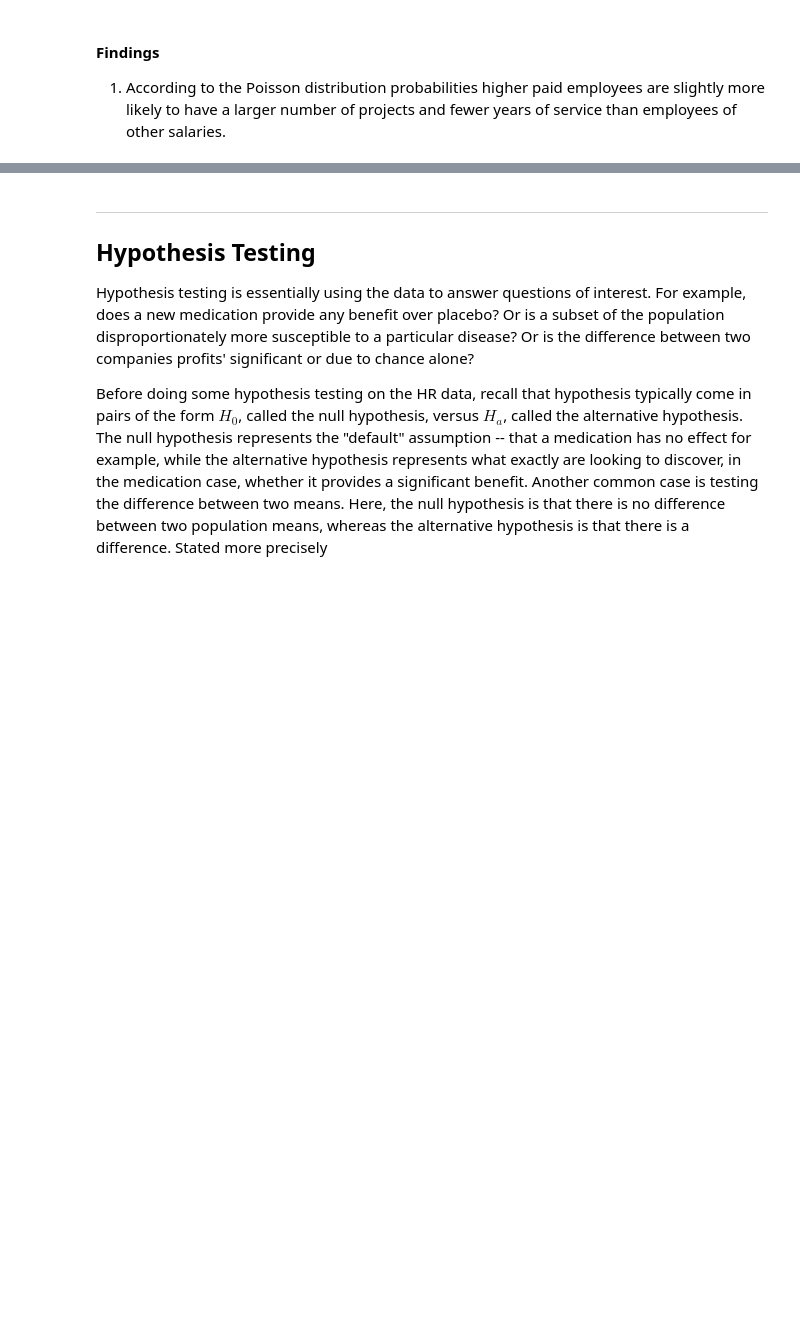
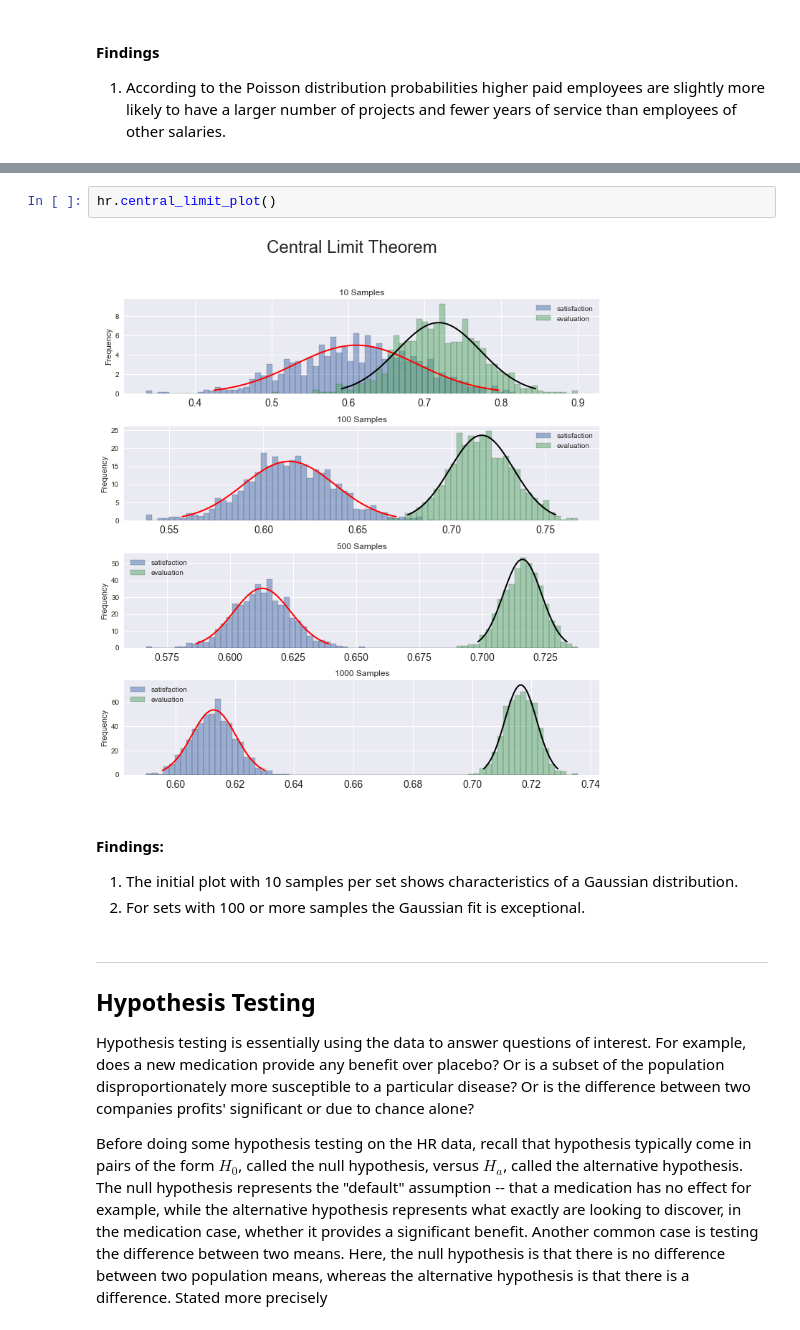
Before and after one commit to TimothyHelton/k2datascience, a Jupyter notebook: notebooks/HR_Exercise.ipynb, the cells around one changed output, grey strips where cells are left out. Saved outputs shown, nothing was run; the diff lists cells and outputs as text; blank space fills up the shorter version.

Commit message:
FEAT: add Central Limit exercises

```diff
--- a/notebooks/HR_Exercise.ipynb
+++ b/notebooks/HR_Exercise.ipynb
@@ -359,3 +365,11 @@ Using the HR data, answer the following.
+# %%
+hr.central_limit_plot()
+# %% [output]
+[figure, added]
+# %% [markdown]
+#### Findings:
+1. The initial plot with 10 samples per set shows characteristics of a Gaussian distribution.
+2. For sets with 100 or more samples the Gaussian fit is exceptional.
 # %% [markdown]
 ---
 ## Hypothesis Testing
```
Also changed, not shown: parts of 4 cells of this notebook, 1 other file.
